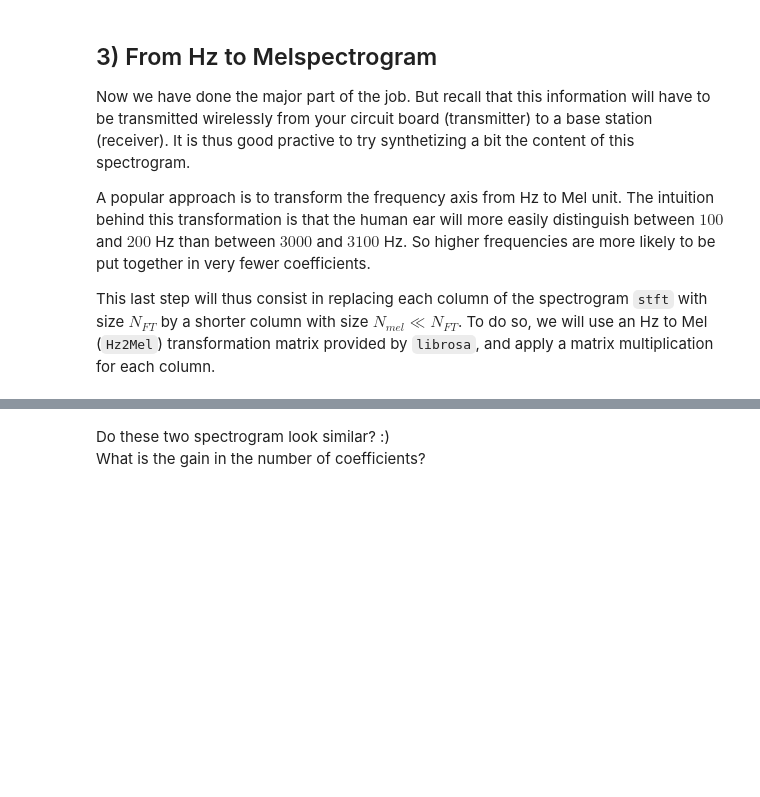
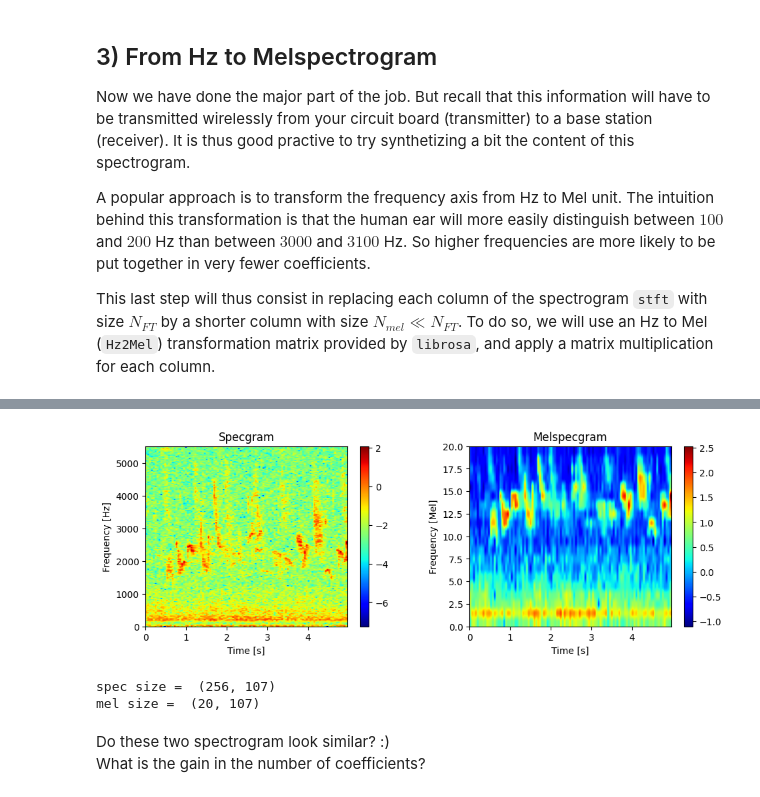
Before and after one commit to CamilleCl/lelec210X_GroupeF, a Jupyter notebook: classification/hands_on_feature_vectors.ipynb, the cells around one changed output, grey strips where cells are left out. Drawn from its saved outputs; the diff is of its cells as text; code cells hidden in the pictures; blank space fills up the shorter version.

```diff
--- a/classification/hands_on_feature_vectors.ipynb
+++ b/classification/hands_on_feature_vectors.ipynb
@@ -256,22 +291,28 @@ plt.show()
 # %%
 "Melspectrogram computation"
 ### TO COMPLETE
 ###  Perform the matrix multiplication between the Hz2Mel matrix and stft.
-melspec = ...
+melspec = mels@stft
 
 "Plot"
 fig = plt.figure(figsize=(9, 3))
 ax1 = fig.add_axes([0.0, 0.0, 0.42, 0.9])
 ax2 = fig.add_axes([0.54, 0.0, 0.42, 0.9])
 plot_specgram(np.log(np.abs(stft)), ax=ax1, title="Specgram", tf=len(y) / fs_down)
 plot_specgram(
     np.log(np.abs(melspec)),
     ax=ax2,
     is_mel=True,
     title="Melspecgram",
     tf=len(y) / fs_down,
 )
 plt.show()
+print('spec size = ', stft.shape)
+print('mel size = ', melspec.shape)
+# %% [output]
+[figure, added]
+spec size =  (256, 107)
+mel size =  (20, 107)
 # %% [markdown]
 Do these two spectrogram look similar? :) <br>
 What is the gain in the number of coefficients?
```
Also changed, not shown: parts of 13 cells of this notebook.
